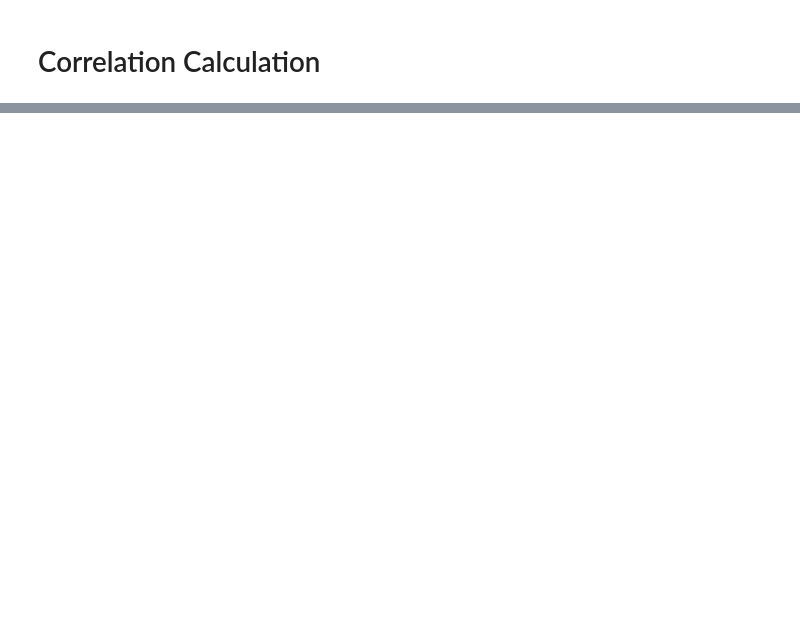
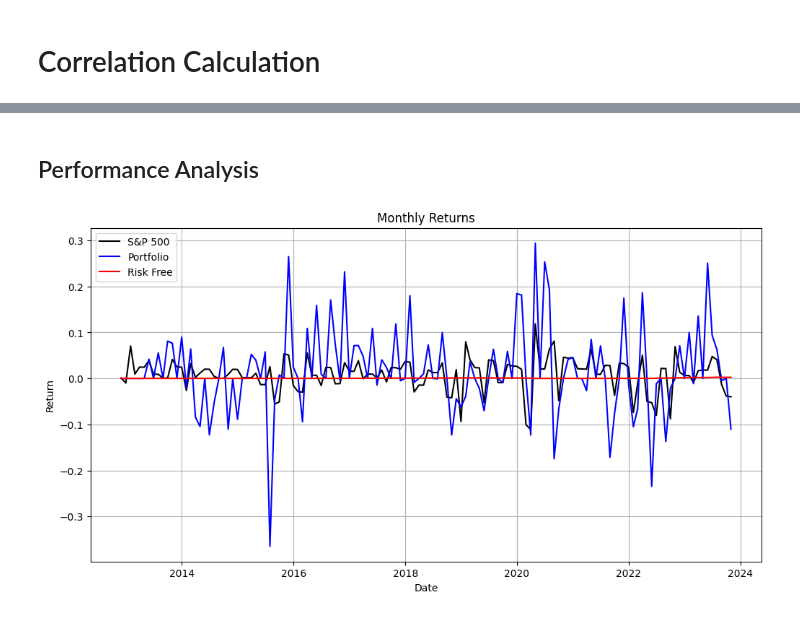
Before and after one commit to veervohra03/CashHedged, a Jupyter notebook: Veer-Base.ipynb, the cells around one changed output, grey strips where cells are left out. Saved outputs shown, nothing was run; the diff lists cells and outputs as text; code cells hidden in the pictures; blank space fills up the shorter version.

```diff
--- a/Veer-Base.ipynb
+++ b/Veer-Base.ipynb
@@ -227,6 +145,10 @@ def make_PiT_ffill(company_fin_data):
     start_date = temp['date'].min()
     end_date = temp['date'].max()
 
+    if pd.isnull(start_date) or pd.isnull(end_date): # return empty tables for companies that have broken data
+        print("Date Error for GVKEY: ", temp['gvkey'][0])
+        return pd.DataFrame({"date":[]})
+
     all_months = pd.date_range(start=start_date, end=end_date, freq='ME')
     full_range_df = pd.DataFrame({'date': all_months})
 
@@ -458,0 +585,8 @@ pd.DataFrame(
+# %%
+temp = backtest_portfolio(out, lookback_months=5)
+
+portfolio = pd.merge(temp, out[out['permno'] == out['permno'][0]], on='date', how='left')
+
+portfolio = portfolio[['date', 'portfolio_return', 'snp_return', 'rf_rate']].dropna()
+
+portfolio
@@ -458,0 +607,15 @@ pd.DataFrame(
+# %% [markdown]
+ ## Performance Analysis
+# %%
+plt.figure(figsize=(12, 6))
+plt.plot(portfolio['date'], portfolio['snp_return'], label='S&P 500', color='black')
+plt.plot(portfolio['date'], portfolio['portfolio_return'], label='Portfolio', color='blue')
+plt.plot(portfolio['date'], portfolio['rf_rate'], label='Risk Free', color='red')
+plt.title('Monthly Returns')
+plt.xlabel('Date')
+plt.ylabel('Return')
+plt.legend()
+plt.grid()
+plt.show()
+# %% [output]
+[figure, added]
```
Also changed, not shown: parts of 32 cells of this notebook.
